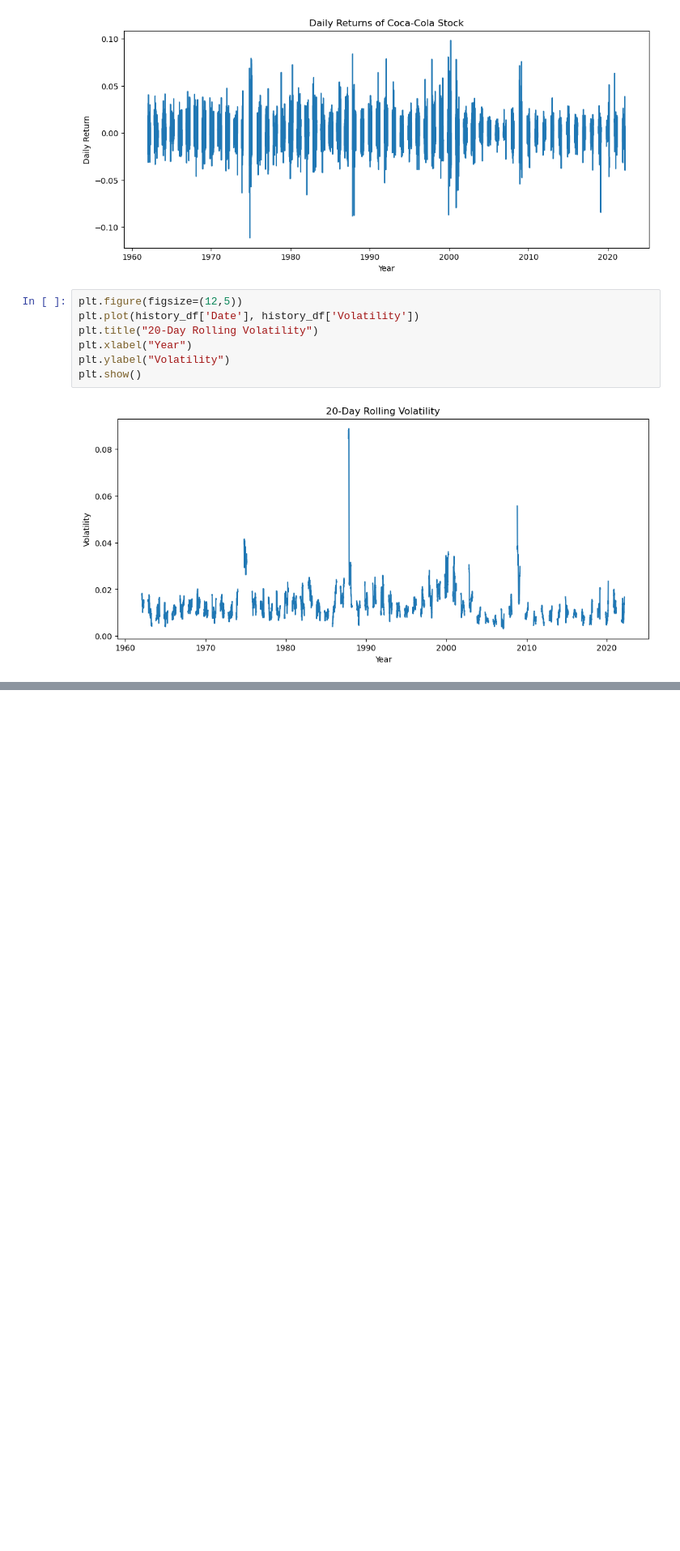
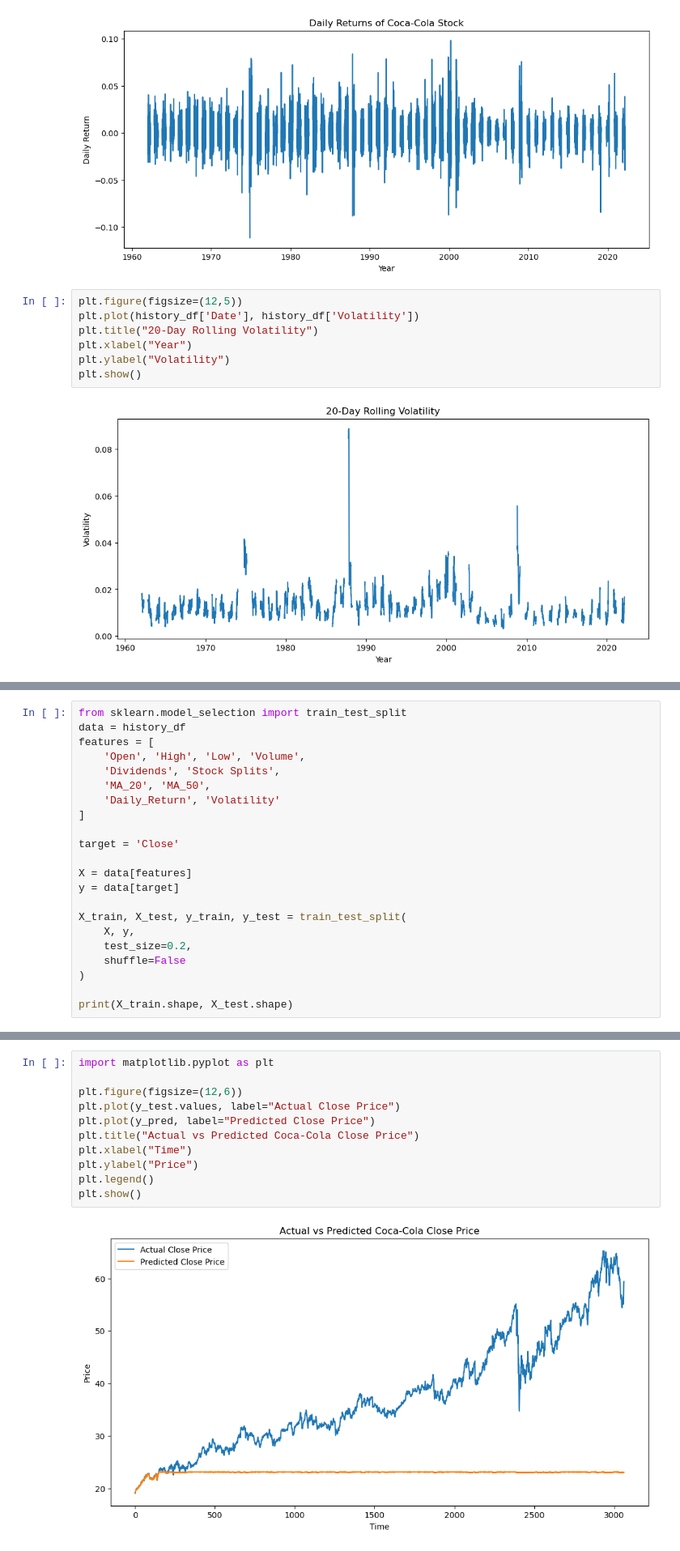
Before and after one commit to dine2004/Coca-Cola-Stock-Analysis, a Jupyter notebook: notebooks/coca_cola_analysis.ipynb, the cells around one changed output, grey strips where cells are left out. Shown at 81% size. Cells and saved outputs as stored; diff of their text form; blank space fills up the shorter version.

```diff
--- a/notebooks/coca_cola_analysis.ipynb
+++ b/notebooks/coca_cola_analysis.ipynb
@@ -139,0 +125,22 @@ plt.show()
+# %%
+from sklearn.model_selection import train_test_split
+data = history_df
+features = [
+    'Open', 'High', 'Low', 'Volume',
+    'Dividends', 'Stock Splits',
+    'MA_20', 'MA_50',
+    'Daily_Return', 'Volatility'
+]
+
+target = 'Close'
+
+X = data[features]
+y = data[target]
+
+X_train, X_test, y_train, y_test = train_test_split(
+    X, y,
+    test_size=0.2,
+    shuffle=False
+)
+
+print(X_train.shape, X_test.shape)
@@ -139,0 +206,13 @@ plt.show()
+# %%
+import matplotlib.pyplot as plt
+
+plt.figure(figsize=(12,6))
+plt.plot(y_test.values, label="Actual Close Price")
+plt.plot(y_pred, label="Predicted Close Price")
+plt.title("Actual vs Predicted Coca-Cola Close Price")
+plt.xlabel("Time")
+plt.ylabel("Price")
+plt.legend()
+plt.show()
+# %% [output]
+[figure, added]
```
Also changed, not shown: parts of 7 cells of this notebook.
